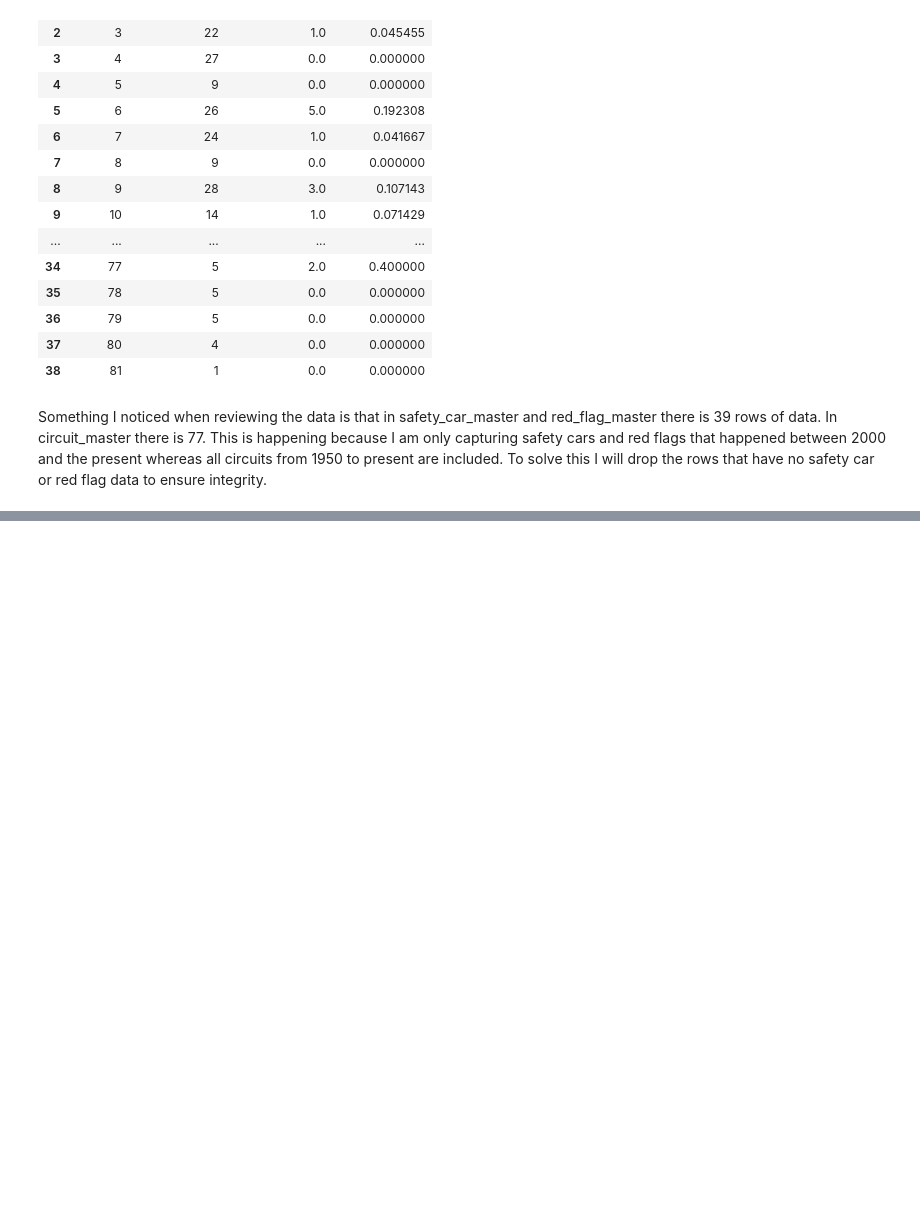
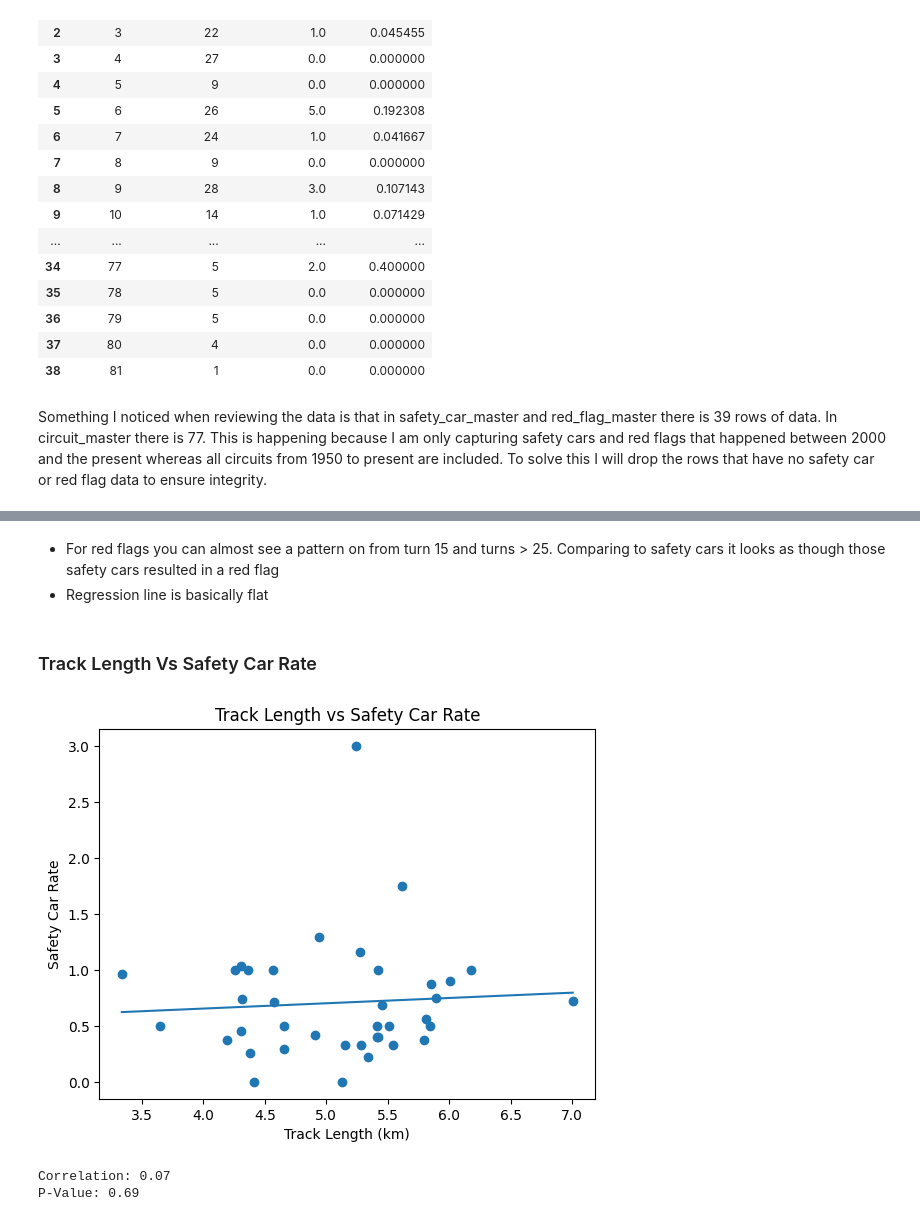
Before and after one commit to LukeHilliard/f1-complexity-index, a Jupyter notebook: analysis.ipynb, the cells around one changed output, grey strips where cells are left out. Cells and saved outputs as stored; diff of their text form; code cells hidden in the pictures; blank space fills up the shorter version.

```diff
--- a/analysis.ipynb
+++ b/analysis.ipynb
@@ -552,0 +647,20 @@ Total rows preserved: 77
+# %% [markdown]
+- For red flags you can almost see a pattern on from turn 15 and turns > 25. Comparing to safety cars it looks as though those safety cars resulted in a red flag
+- Regression line is basically flat
+# %% [markdown]
+### Track Length Vs Safety Car Rate
+# %%
+plt.title("Track Length vs Safety Car Rate")
+plt.xlabel("Track Length (km)")
+plt.ylabel("Safety Car Rate")
+plt.scatter(master_data['Track_Length'], master_data['Safety_Car_Rate'])
+plt.plot(np.unique(master_data['Track_Length']), np.poly1d(np.polyfit(master_data['Track_Length'], master_data['Safety_Car_Rate'], 1))(np.unique(master_data['Track_Length'])))
+plt.show()
+
+corr = pearsonr(master_data['Track_Length'], master_data['Safety_Car_Rate'])
+print(f"Correlation: {corr.correlation:.2f}")
+print(f"P-Value: {corr.pvalue:.2f}")
+# %% [output]
+[figure, added]
+Correlation: 0.07
+P-Value: 0.69
```
Also changed, not shown: parts of 32 cells of this notebook.
